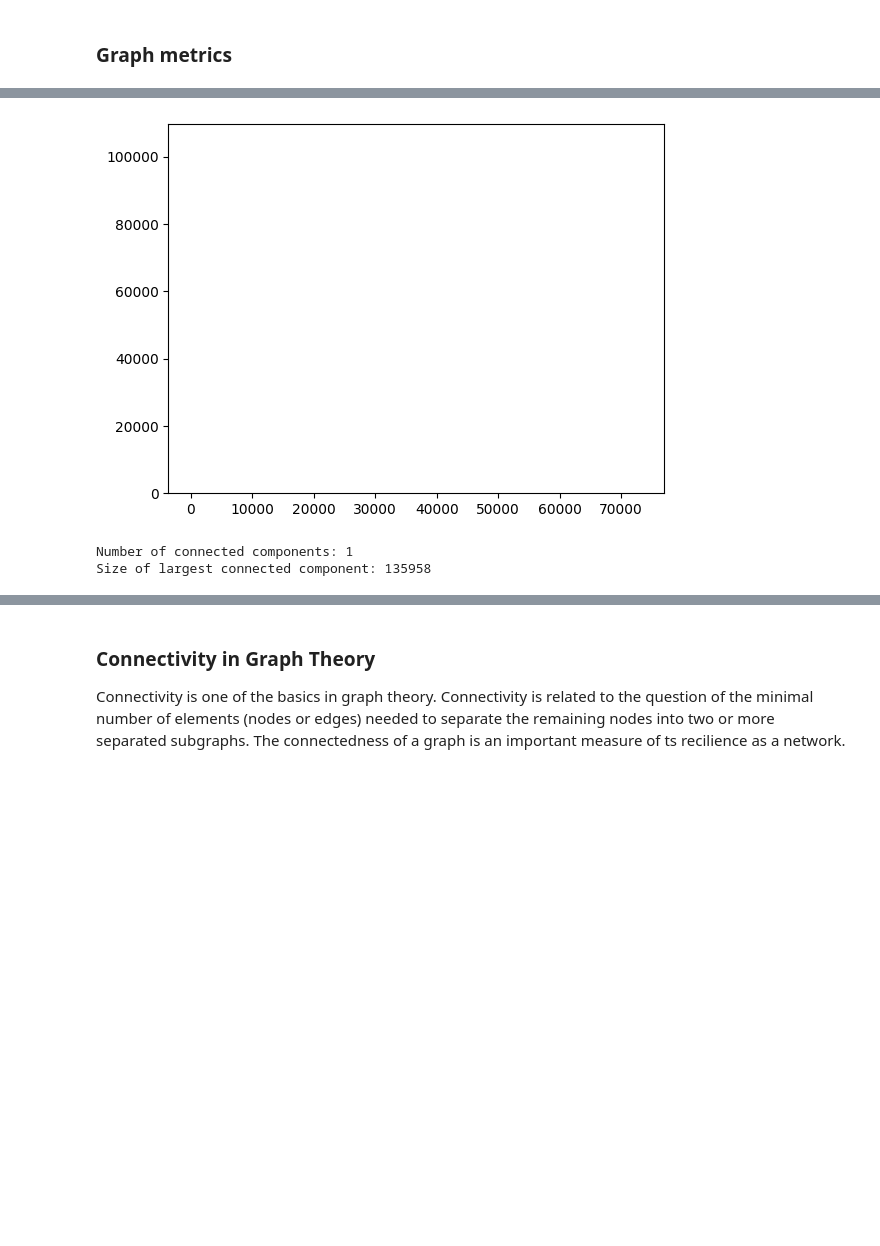
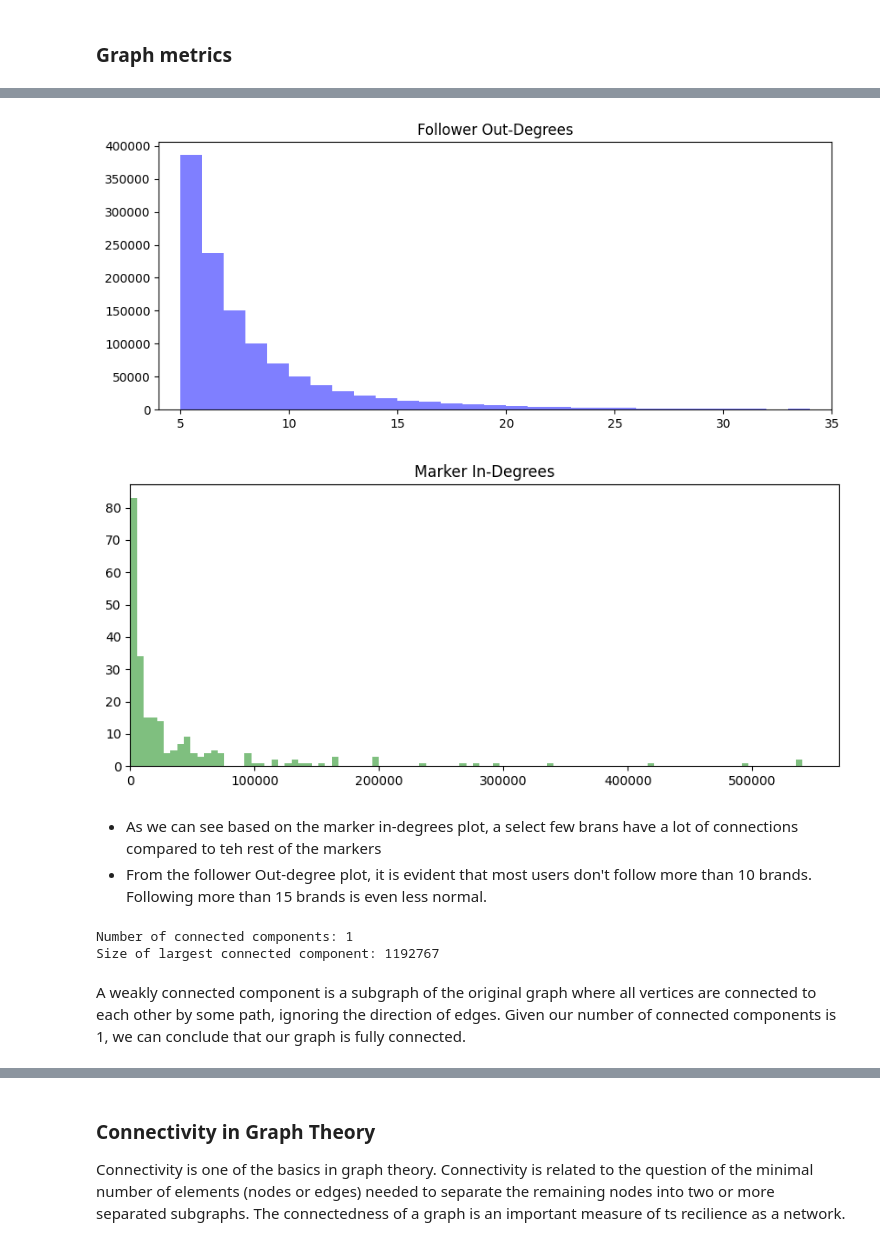
Before and after one commit to livtol99/Liv-Stage---FOCOS-Hand-Over, a Jupyter notebook: Code/Connectedness.ipynb, the cells around one changed output, grey strips where cells are left out. Cells and saved outputs as stored; diff of their text form; code cells hidden in the pictures; blank space fills up the shorter version.

Commit message:
connectedness and updated dfs

```diff
--- a/Code/Connectedness.ipynb
+++ b/Code/Connectedness.ipynb
@@ -138,32 +111,49 @@ An edge list is a simple, tabular representation of a graph, while a graph is am
 # %%
 
 # Create a new bipartite graph
-B = nx.Graph()
+B = nx.DiGraph() #directed graph
 
 # Add nodes with the node attribute "bipartite"
-B.add_nodes_from(final_edgelist['follower_id'].unique(), bipartite=0)
-B.add_nodes_from(final_edgelist['marker_id'].unique(), bipartite=1)
+B.add_nodes_from(edgelist['follower_id'].unique(), bipartite=0) #adding a node for each unique follower. Set 1 in the bipartite graph
+B.add_nodes_from(edgelist['twitter_name'].unique(), bipartite=1) #adding a node for each unique marker. Set 2 in the bipartite graph
 
 # Add edges
-B.add_edges_from(list(zip(final_edgelist['follower_id'], final_edgelist['marker_id'])))
+B.add_edges_from(list(zip(edgelist['follower_id'], edgelist['twitter_name'])))  #edges are directed from the first to the second element. So direction is; follower --> Marker
 # %%
+# Analyse and visualise degree distribution (number of edges connected to each node)
+
 # Separate the nodes by type
 follower_nodes = {n for n, d in B.nodes(data=True) if d['bipartite']==0}
 marker_nodes = set(B) - follower_nodes
 
-# Calculate the degree of each node
-follower_degrees = [B.degree(n) for n in follower_nodes]
-marker_degrees = [B.degree(n) for n in marker_nodes]
+# Calculate the out-degree of each follower node and in-degree of each marker node
+follower_out_degrees = [B.out_degree(n) for n in follower_nodes]
+marker_in_degrees = [B.in_degree(n) for n in marker_nodes]
 
-# Plot the degree distributions
-plt.hist(follower_degrees, alpha=0.5)
-plt.hist(marker_degrees, alpha=0.5)
+# Plot the out-degree distribution of follower nodes
+bins = range(4, 35)
+
+plt.figure(figsize=(10, 4))
+plt.hist(follower_out_degrees, bins = bins, alpha=0.5, color='blue')
+plt.title('Follower Out-Degrees')
+plt.xlim(4, 35)
 plt.show()
+
+# Plot the in-degree distribution of marker nodes
+plt.figure(figsize=(10, 4))
+plt.hist(marker_in_degrees, bins = 100, alpha=0.5, color='green')
+plt.title('Marker In-Degrees')
+plt.xlim(0, 570000)
+plt.show()
 # %% [output]
-[figure, old version]
+[figure, new version]
+[figure, added]
+# %% [markdown]
+- As we can see based on the marker in-degrees plot, a select few brans have a lot of connections compared to teh rest of the markers
+- From the follower Out-degree plot, it is evident that most users don't follow more than 10 brands. Following more than 15 brands is even less normal.
 # %%
-# Calculate connected components
-connected_components = list(nx.connected_components(B))
+# Calculate weakly connected components
+connected_components = list(nx.weakly_connected_components(B))
 
 # Print the number of connected components
 print("Number of connected components:", len(connected_components))
@@ -172,7 +162,9 @@ print("Number of connected components:", len(connected_components))
 print("Size of largest connected component:", max(len(c) for c in connected_components))
 # %% [output]
 Number of connected components: 1
-Size of largest connected component: 135958
+Size of largest connected component: 1192767
+# %% [markdown]
+A weakly connected component is a subgraph of the original graph where all vertices are connected to each other by some path, ignoring the direction of edges. Given our number of connected components is 1, we can conclude that our graph is fully connected.
 # %%
 # Calculate degree centrality for followers and markers
 follower_degree_centrality = nx.degree_centrality(B.subgraph(follower_nodes))
```
Also changed, not shown: parts of 20 cells of this notebook, 4 other files.
